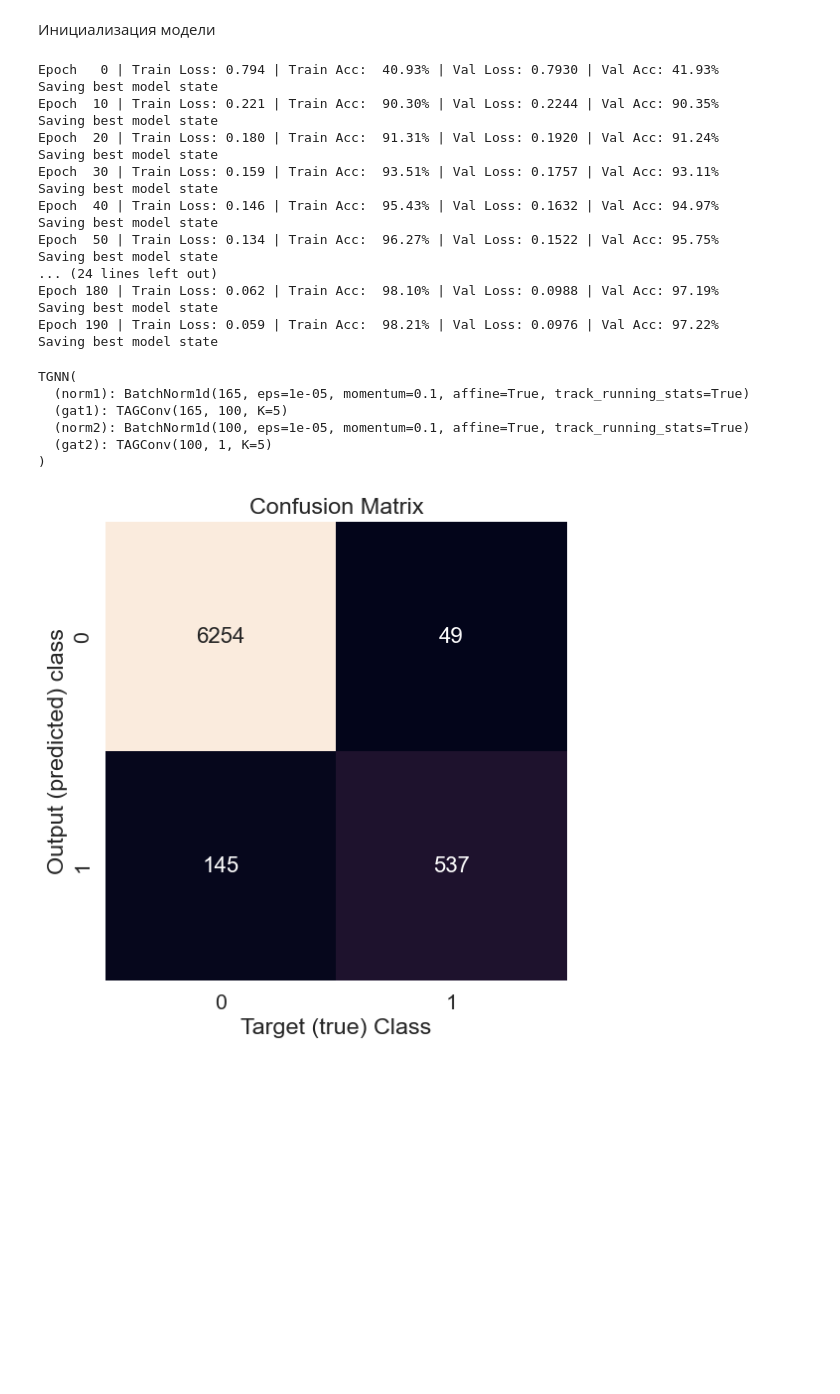
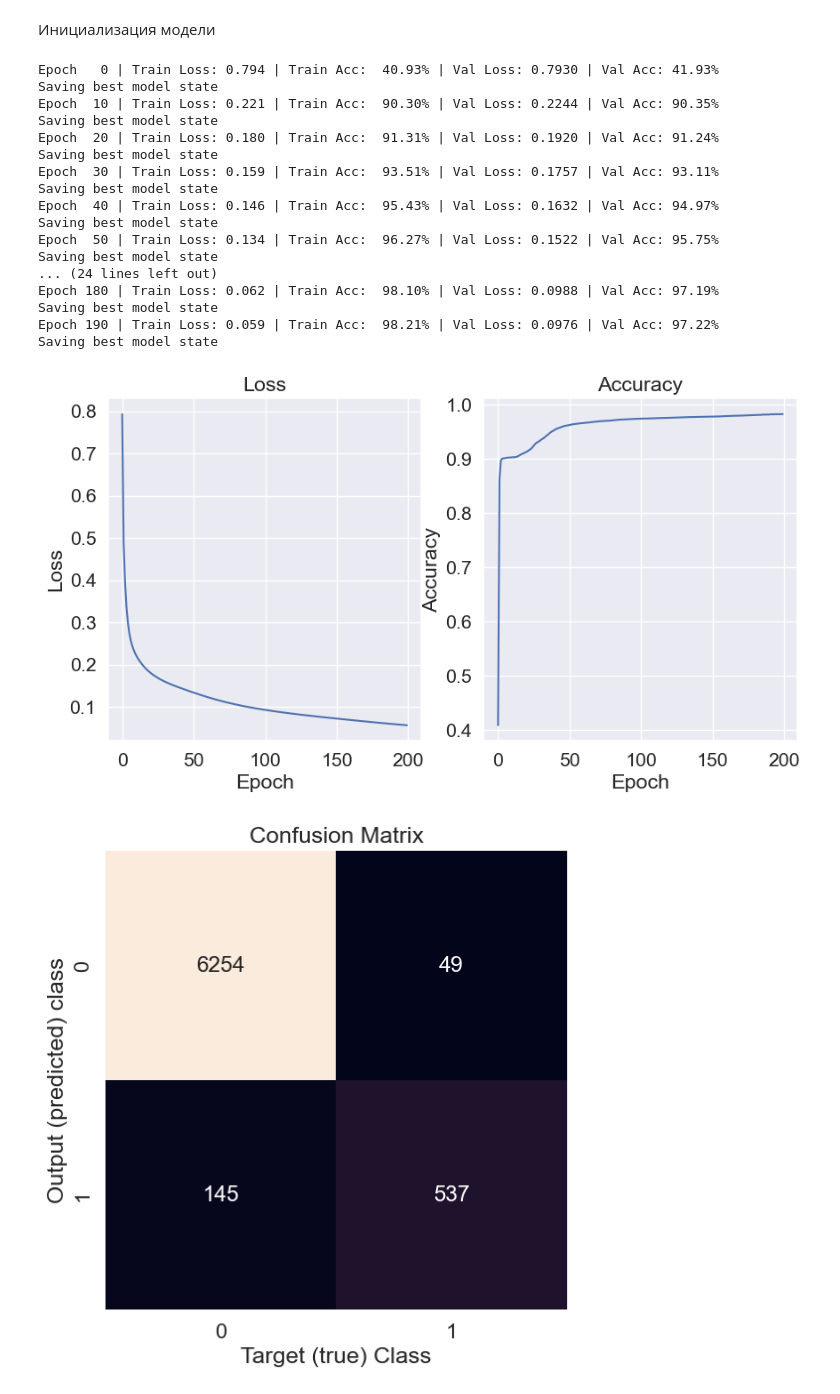
Before and after one commit to Andrew82106/-, a Jupyter notebook: 实操/图神经网络/labs/ellptic-data-gat-tagnn.ipynb, the cells around one changed output. Saved outputs shown, nothing was run; the diff lists cells and outputs as text; code cells hidden in the pictures; blank space fills up the shorter version.

```diff
--- a/实操/图神经网络/labs/ellptic-data-gat-tagnn.ipynb
+++ b/实操/图神经网络/labs/ellptic-data-gat-tagnn.ipynb
@@ -182,6 +230,9 @@ def train(model, data, criterion, optimizer, *args):
     num_epochs = args[0]
     checkpoint_dir = args[1]
     model_filename = args[2]
+
+    loss_lst = []
+    acc_lst = []
 
     if not os.path.exists(checkpoints_dir):
         os.makedirs(checkpoints_dir)
@@ -201,6 +252,9 @@ def train(model, data, criterion, optimizer, *args):
         val_loss = criterion(pred[data.val_idx], data.y[data.val_idx].unsqueeze(1))
         val_acc = accuracy(pred[data.val_idx], data.y[data.val_idx].unsqueeze(1))
 
+        loss_lst.append(loss.item())
+        acc_lst.append(acc.item())
+
         if epoch % 10 == 0:
             print(f'Epoch {epoch:>3} | Train Loss: {loss:.3f} | Train Acc: '
                   f'{acc*100:>6.2f}% | Val Loss: {val_loss:.4f} | '
@@ -211,7 +265,7 @@ def train(model, data, criterion, optimizer, *args):
                 checkpoint = {'state_dict': model.state_dict()}
                 torch.save(checkpoint, os.path.join(checkpoints_dir, model_filename))
 
-    return model
+    return model, loss_lst ,acc_lst
 
 
 def test(model, data):
@@ -231,7 +285,7 @@ optimizer = torch.optim.Adam(model.parameters(), lr=learning_rate, weight_decay=
 criterion = torch.nn.BCEWithLogitsLoss()
 
 
-train(model, data_train, criterion, optimizer, num_epochs, checkpoints_dir, 'tgnn_best_model.pth.tar')
+model, loss_lst ,acc_lst = train(model, data_train, criterion, optimizer, num_epochs, checkpoints_dir, 'tgnn_best_model.pth.tar')
 # готовые веса лежат в './models/elliptic_tgnn/tgnn_best_model.pth.tar'
 # %% [output]
 Epoch   0 | Train Loss: 0.794 | Train Acc:  40.93% | Val Loss: 0.7930 | Val Acc: 41.93%
@@ -251,12 +305,25 @@ Epoch 180 | Train Loss: 0.062 | Train Acc:  98.10% | Val Loss: 0.0988 | Val Acc:
 Saving best model state
 Epoch 190 | Train Loss: 0.059 | Train Acc:  98.21% | Val Loss: 0.0976 | Val Acc: 97.22%
 Saving best model state
-TGNN(
-  (norm1): BatchNorm1d(165, eps=1e-05, momentum=0.1, affine=True, track_running_stats=True)
-  (gat1): TAGConv(165, 100, K=5)
-  (norm2): BatchNorm1d(100, eps=1e-05, momentum=0.1, affine=True, track_running_stats=True)
-  (gat2): TAGConv(100, 1, K=5)
-)
+# %%
+# draw loss_lst And acc_lst
+
+plt.figure(figsize=(10,5))
+plt.subplot(1,2,1)
+plt.plot(loss_lst)
+plt.title('Loss')
+plt.xlabel('Epoch')
+plt.ylabel('Loss')
+
+plt.subplot(1,2,2)
+plt.plot(acc_lst)
+plt.title('Accuracy')
+plt.xlabel('Epoch')
+plt.ylabel('Accuracy')
+
+plt.show()
+# %% [output]
+[figure, added]
 # %%
 model.load_state_dict(torch.load(os.path.join(checkpoints_dir, 'tgnn_best_model.pth.tar'))['state_dict'])
 
```
Also changed, not shown: parts of 4 cells of this notebook.
